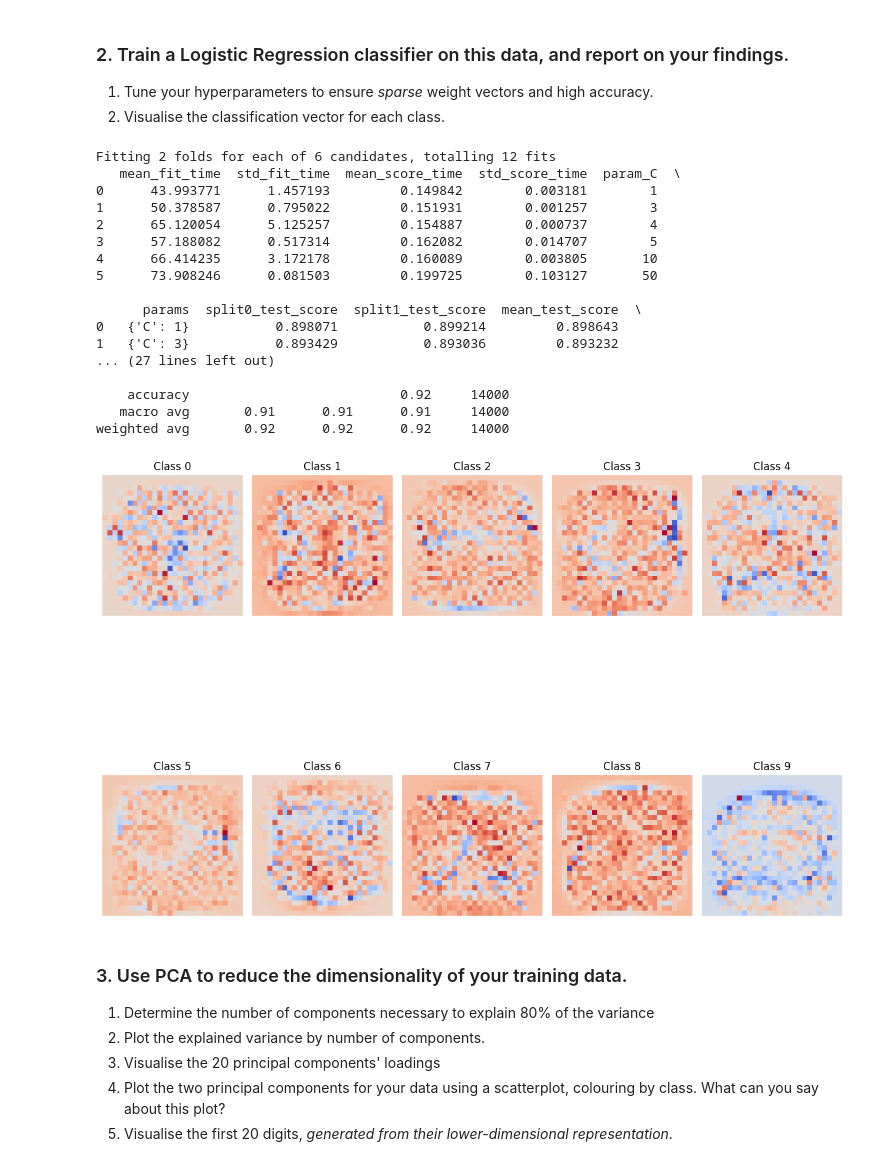
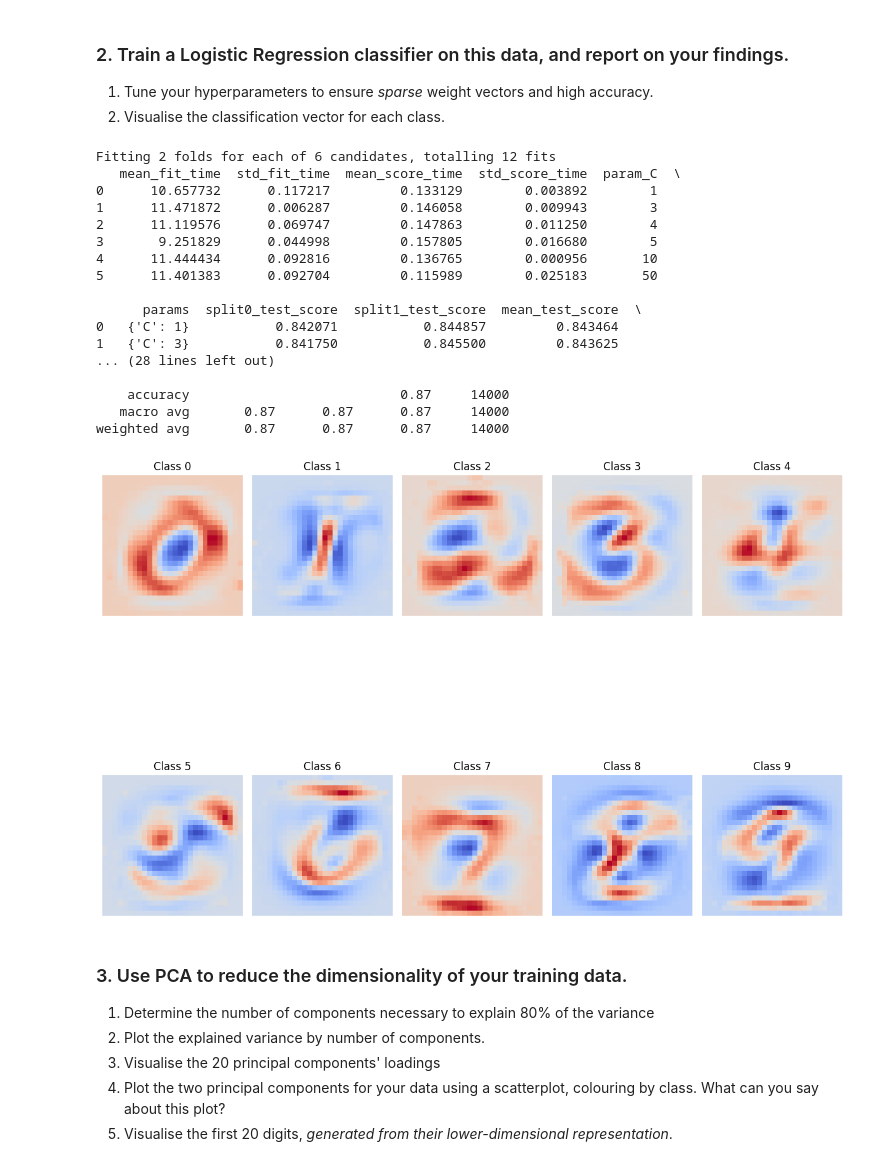
Before and after one commit to kenzfinn/csc1035_lecture_examples, a Jupyter notebook: Part2_Coursework.ipynb, the cells around one changed output. Drawn from its saved outputs; the diff is of its cells as text; code cells hidden in the pictures.

```diff
--- a/Part2_Coursework.ipynb
+++ b/Part2_Coursework.ipynb
@@ -61,7 +61,7 @@ scaler = StandardScaler()
 XScale = scaler.fit_transform(X)
 X_train, X_test, y_train, y_test = train_test_split(XScale, y, test_size=0.2, random_state=42)
 
-log_reg = LogisticRegression(max_iter=1000, solver='lbfgs', penalty='l2')
+log_reg = LogisticRegression(max_iter=1000, solver='saga', penalty='elasticnet', l1_ratio=0.1, tol= 0.5)
 #use saga
 
 
@@ -72,46 +72,46 @@ results = pd.DataFrame(grid_search.cv_results_)
 print(results)
 best_model = grid_search.best_estimator_
 best_model.fit(X_train, y_train)
 print(best_model)
 y_pred = best_model.predict(X_test)
 
 accuracy = accuracy_score(y_test, y_pred)
 print(f"Test accuracy: {accuracy * 100:.2f}%")
 
 print("Classification Report:")
 print(classification_report(y_test, y_pred))
 
 # Step 7: Visualize the classification vector (coefficients) for each class
 coefficients = best_model.coef_
 
 # Plot the weight vector for each class (28x28 images)
 plt.figure(figsize=(12, 12))
 for i in range(10):
     plt.subplot(2, 5, i+1)
     plt.imshow(coefficients[i].reshape(28, 28), cmap='coolwarm', interpolation='nearest')
     plt.title(f"Class {i}")
     plt.axis('off')
 plt.tight_layout()
 plt.show()
 # %% [output]
 Fitting 2 folds for each of 6 candidates, totalling 12 fits
    mean_fit_time  std_fit_time  mean_score_time  std_score_time  param_C  \
-0      43.993771      1.457193         0.149842        0.003181        1
-1      50.378587      0.795022         0.151931        0.001257        3
-2      65.120054      5.125257         0.154887        0.000737        4
-3      57.188082      0.517314         0.162082        0.014707        5
-4      66.414235      3.172178         0.160089        0.003805       10
-5      73.908246      0.081503         0.199725        0.103127       50
+0      10.657732      0.117217         0.133129        0.003892        1
+1      11.471872      0.006287         0.146058        0.009943        3
+2      11.119576      0.069747         0.147863        0.011250        4
+3       9.251829      0.044998         0.157805        0.016680        5
+4      11.444434      0.092816         0.136765        0.000956       10
+5      11.401383      0.092704         0.115989        0.025183       50
 
       params  split0_test_score  split1_test_score  mean_test_score  \
-0   {'C': 1}           0.898071           0.899214         0.898643
-1   {'C': 3}           0.893429           0.893036         0.893232
-... (27 lines left out)
+0   {'C': 1}           0.842071           0.844857         0.843464
+1   {'C': 3}           0.841750           0.845500         0.843625
+... (28 lines left out)
 
-    accuracy                           0.92     14000
-   macro avg       0.91      0.91      0.91     14000
-weighted avg       0.92      0.92      0.92     14000
+    accuracy                           0.87     14000
+   macro avg       0.87      0.87      0.87     14000
+weighted avg       0.87      0.87      0.87     14000
-[figure, old version]
+[figure, new version]
 # %% [markdown]
 ### 3. Use PCA to reduce the dimensionality of your training data.
 
```
